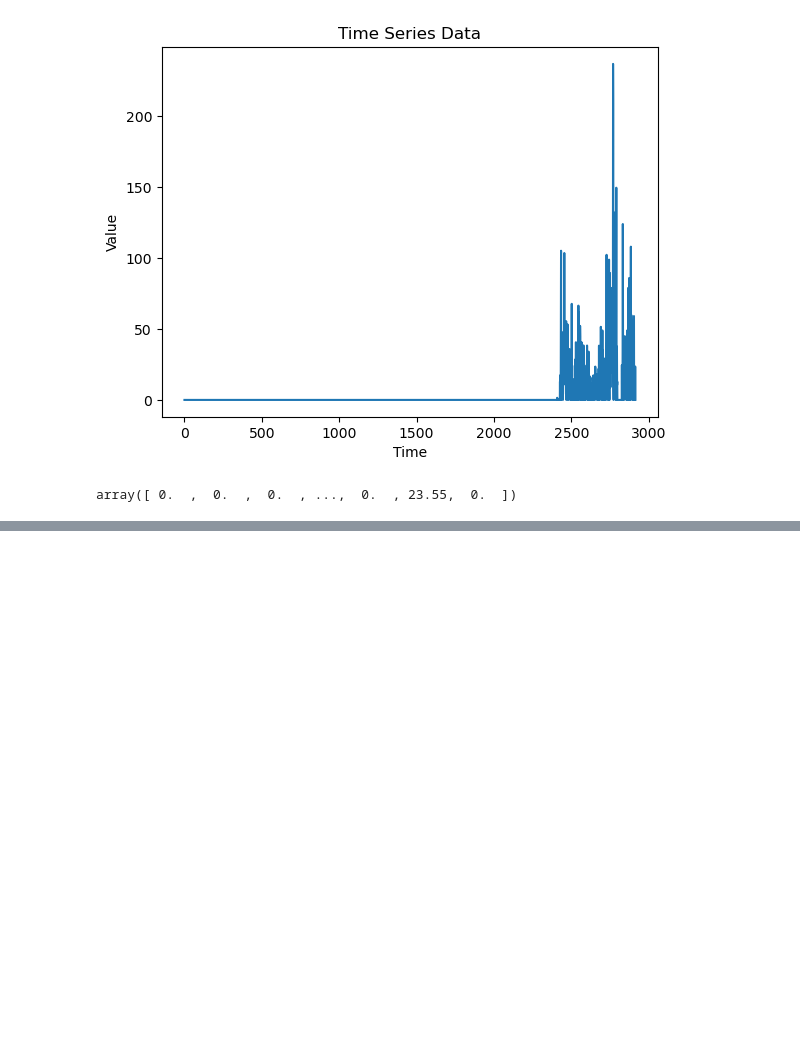
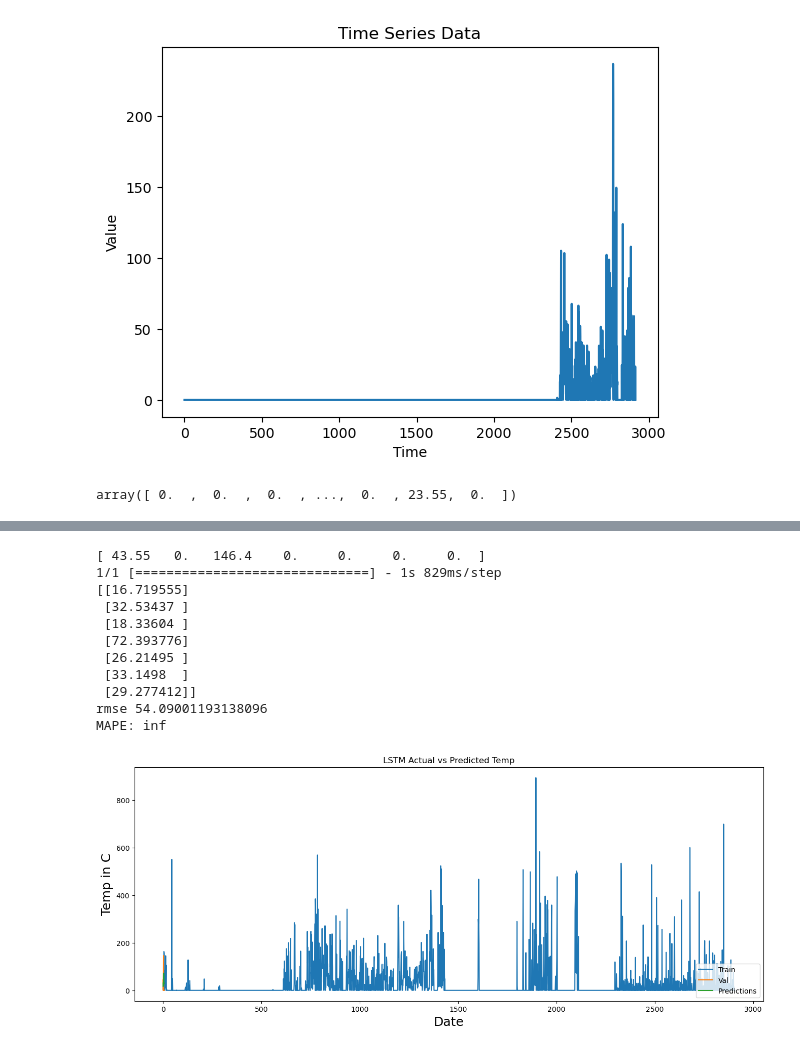
Before and after one commit to ramxbx/GamblingAddictionTimeSeriesPrediction, a Jupyter notebook: DatasetAnalysis.ipynb, the cells around one changed output, grey strips where cells are left out. Drawn from its saved outputs; the diff is of its cells as text; code cells hidden in the pictures; blank space fills up the shorter version.

```diff
--- a/DatasetAnalysis.ipynb
+++ b/DatasetAnalysis.ipynb
@@ -1148,0 +1264,2 @@ plt.show()
+# %%
+nonstationary_single_user_data=user_data_3d['Turnover'][user_data_3d.index==31965]
@@ -1148,0 +1384,65 @@ plt.show()
+# %%
+# Create the testing data set
+# Create a new array containing scaled values from index 1543 to 2002
+test_data = scaled_data[training_data__monthly_len - 7:, :]
+
+# Create the data sets x_test and y_test
+x_test = []
+y_test = dataset[training_data__monthly_len:]
+for i in range(7, len(test_data)):
+    x_test.append(test_data[i - 7:i, 0])
+
+print(y_test)
+# Convert the data to a numpy array
+x_test = np.array(x_test)
+
+# Reshape the data
+x_test = np.reshape(x_test, (x_test.shape[0], x_test.shape[1], 1))
+
+# Get the models predicted price values
+predictions = model.predict(x_test)
+predictions = scaler.inverse_transform(predictions)
+
+print(predictions)
+# Get the root mean squared error (RMSE)
+rmse = np.sqrt(np.mean(((predictions - y_test) ** 2)))
+print("rmse", rmse)
+
+# Calculate the MAPE
+mape = np.mean(np.abs((y_test - predictions) / y_test)) * 100
+print("MAPE:", mape)
+
+
+# Plot the data
+train = nonstationary_single_user_data_ravel[:training_data__monthly_len]
+
+
+# Create a DataFrame for 'valid' using 'dataset'
+valid = pd.DataFrame({'x': dataset[training_data__monthly_len:]})
+valid['Predictions'] = predictions
+
+# valid = nonstationary_single_user_data_ravel[training_data__monthly_len:]
+# valid['Predictions'] = predictions
+
+# Visualize the data
+plt.figure(figsize=(16, 6))
+plt.title('LSTM Actual vs Predicted Temp')
+plt.xlabel('Date', fontsize=18)
+plt.ylabel('Temp in C', fontsize=18)
+plt.plot(train)
+plt.plot(valid[['x', 'Predictions']])
+plt.legend(['Train', 'Val', 'Predictions'], loc='lower right')
+plt.show()
+# %% [output]
+[ 43.55   0.   146.4    0.     0.     0.     0.  ]
+1/1 [==============================] - 1s 829ms/step
+[[16.719555]
+ [32.53437 ]
+ [18.33604 ]
+ [72.393776]
+ [26.21495 ]
+ [33.1498  ]
+ [29.277412]]
+rmse 54.09001193138096
+MAPE: inf
+[figure, added]
```
Also changed, not shown: parts of 44 cells of this notebook.
